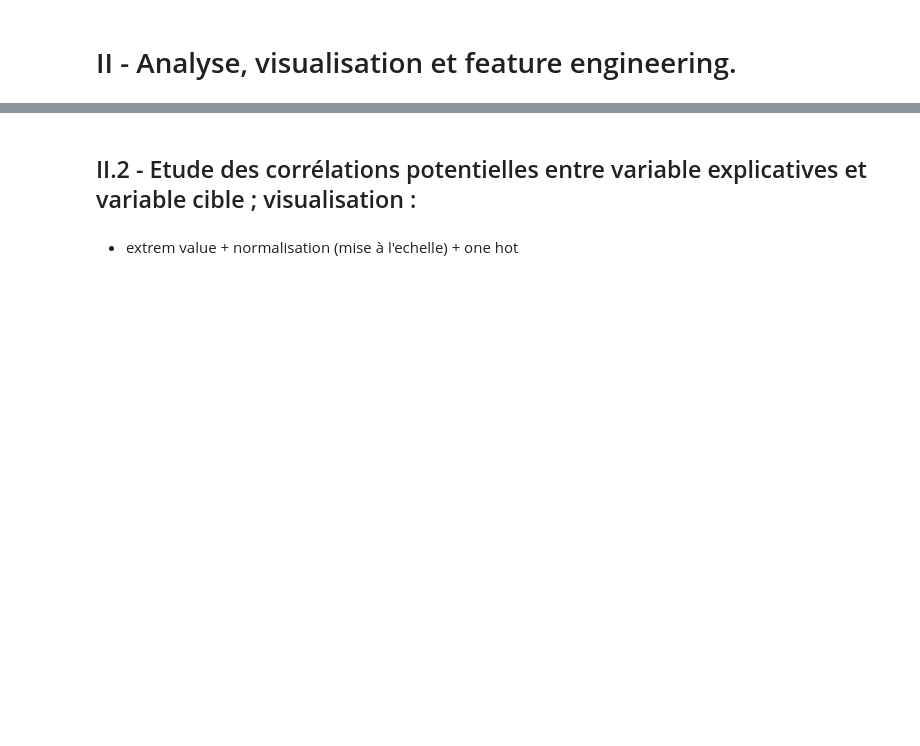
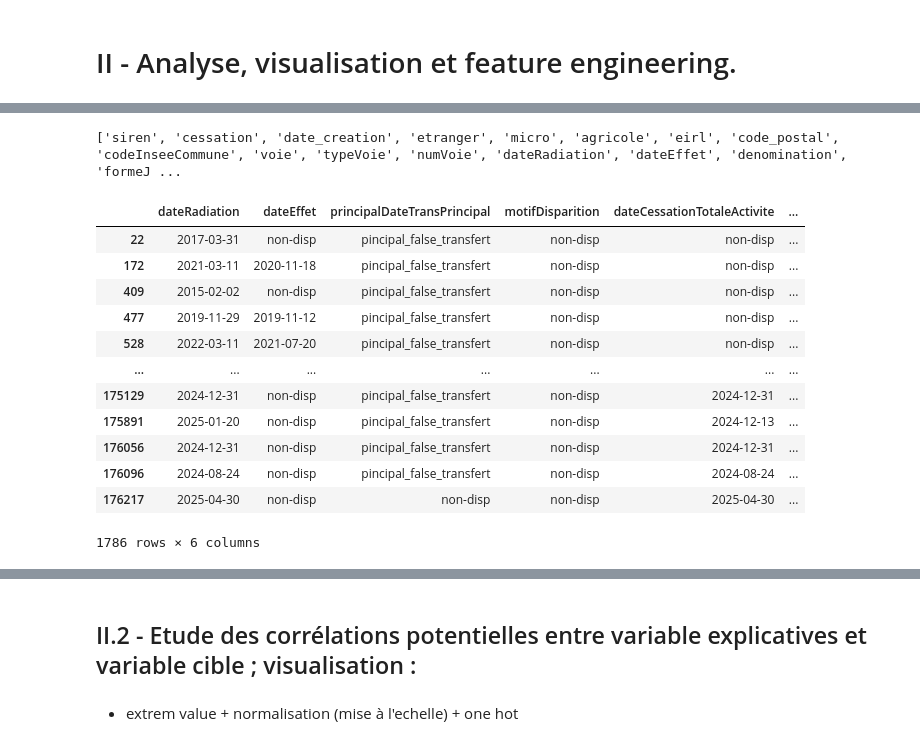
Before and after one commit to guillaume77176/JeMeLance, a Jupyter notebook: notebooks/Analyse_RNE.ipynb, the cells around one changed output, grey strips where cells are left out. Saved outputs shown, nothing was run; the diff lists cells and outputs as text; code cells hidden in the pictures; blank space fills up the shorter version.

```diff
--- a/notebooks/Analyse_RNE.ipynb
+++ b/notebooks/Analyse_RNE.ipynb
@@ -16,0 +15,4 @@ import scipy as sp
+# %%
+#Récupération du data frame de travail
+from data.load_idf_10_24 import load_base
+data = load_base()
@@ -16,0 +36,24 @@ import scipy as sp
+# %%
+all_columns = data.columns.tolist()
+print(all_columns)
+# %% [output]
+['siren', 'cessation', 'date_creation', 'etranger', 'micro', 'agricole', 'eirl', 'code_postal', 'codeInseeCommune', 'voie', 'typeVoie', 'numVoie', 'dateRadiation', 'dateEffet', 'denomination', 'formeJ ...
+# %%
+#Variables liés aux radiation/disparition/dissolution/cessation d'activité/liquidation
+data.loc[data["dateClotureLiquidation"] != "non-disp"][["dateRadiation","dateEffet",
+"principalDateTransPrincipal","motifDisparition","dateCessationTotaleActivite",
+"dateClotureLiquidation"]]
+# %% [output]
+|  | dateRadiation | dateEffet | principalDateTransPrincipal | motifDisparition | dateCessationTotaleActivite | ... |
+| 22 | 2017-03-31 | non-disp | pincipal_false_transfert | non-disp | non-disp | ... |
+| 172 | 2021-03-11 | 2020-11-18 | pincipal_false_transfert | non-disp | non-disp | ... |
+| 409 | 2015-02-02 | non-disp | pincipal_false_transfert | non-disp | non-disp | ... |
+| 477 | 2019-11-29 | 2019-11-12 | pincipal_false_transfert | non-disp | non-disp | ... |
+| 528 | 2022-03-11 | 2021-07-20 | pincipal_false_transfert | non-disp | non-disp | ... |
+| ... | ... | ... | ... | ... | ... | ... |
+| 175129 | 2024-12-31 | non-disp | pincipal_false_transfert | non-disp | 2024-12-31 | ... |
+| 175891 | 2025-01-20 | non-disp | pincipal_false_transfert | non-disp | 2024-12-13 | ... |
+| 176056 | 2024-12-31 | non-disp | pincipal_false_transfert | non-disp | 2024-12-31 | ... |
+| 176096 | 2024-08-24 | non-disp | pincipal_false_transfert | non-disp | 2024-08-24 | ... |
+| 176217 | 2025-04-30 | non-disp | non-disp | non-disp | 2025-04-30 | ... |
+1786 rows × 6 columns
```
Also changed, not shown: parts of 26 cells of this notebook.
